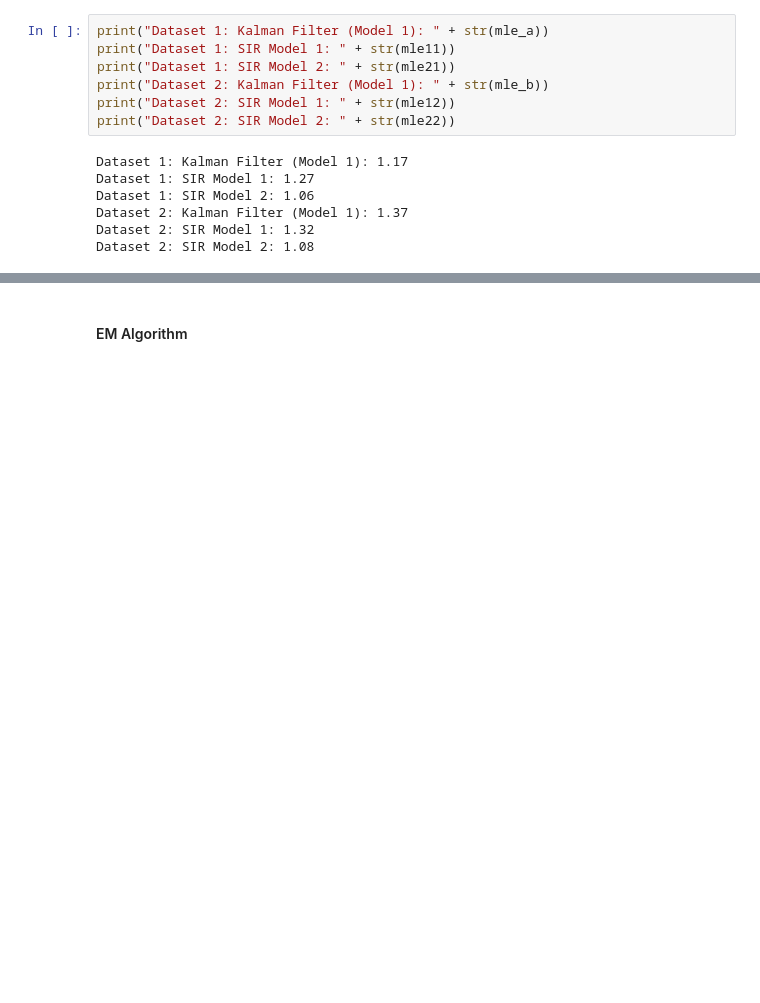
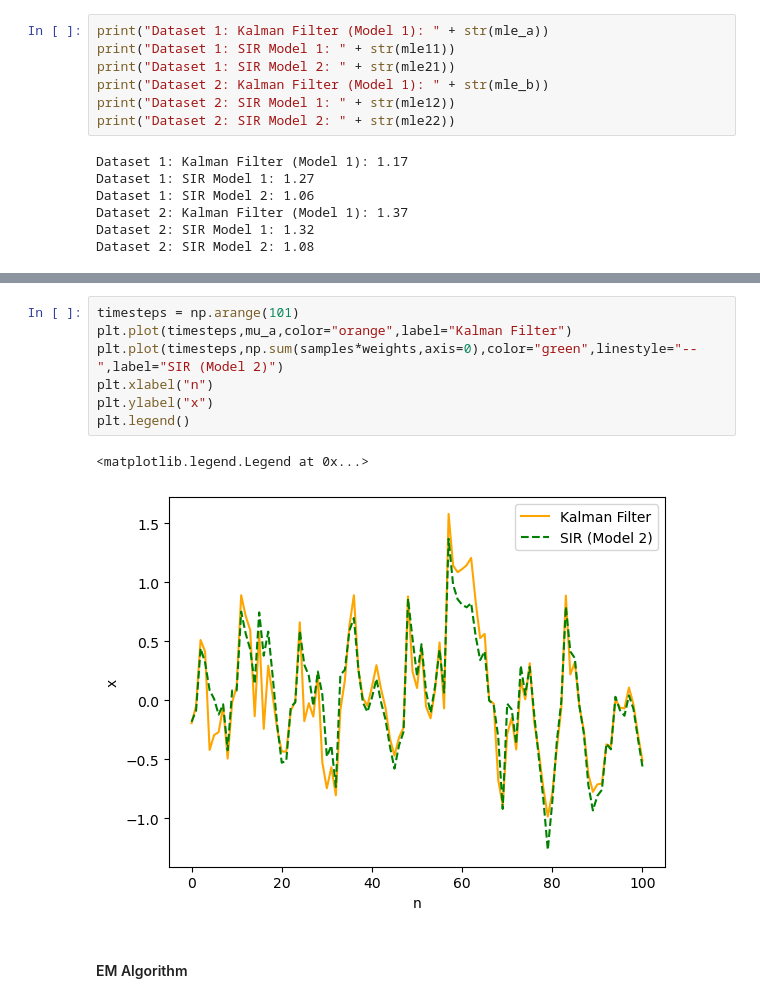
Before and after one commit to Gautam-Chauhan/Advanced-Simulation-Coursework, a Jupyter notebook: Q2.ipynb, the cells around one changed output, grey strips where cells are left out. Cells and saved outputs as stored; diff of their text form; blank space fills up the shorter version.

```diff
--- a/Q2.ipynb
+++ b/Q2.ipynb
@@ -355,3 +400,13 @@ Dataset 2: SIR Model 2: 1.08
+# %%
+timesteps = np.arange(101)
+plt.plot(timesteps,mu_a,color="orange",label="Kalman Filter")
+plt.plot(timesteps,np.sum(samples*weights,axis=0),color="green",linestyle="--",label="SIR (Model 2)")
+plt.xlabel("n")
+plt.ylabel("x")
+plt.legend()
+# %% [output]
+<matplotlib.legend.Legend at 0x...>
+[figure, added]
 # %% [markdown]
 #### EM Algorithm
 # %% [markdown]
```
Also changed, not shown: parts of 9 cells of this notebook.
